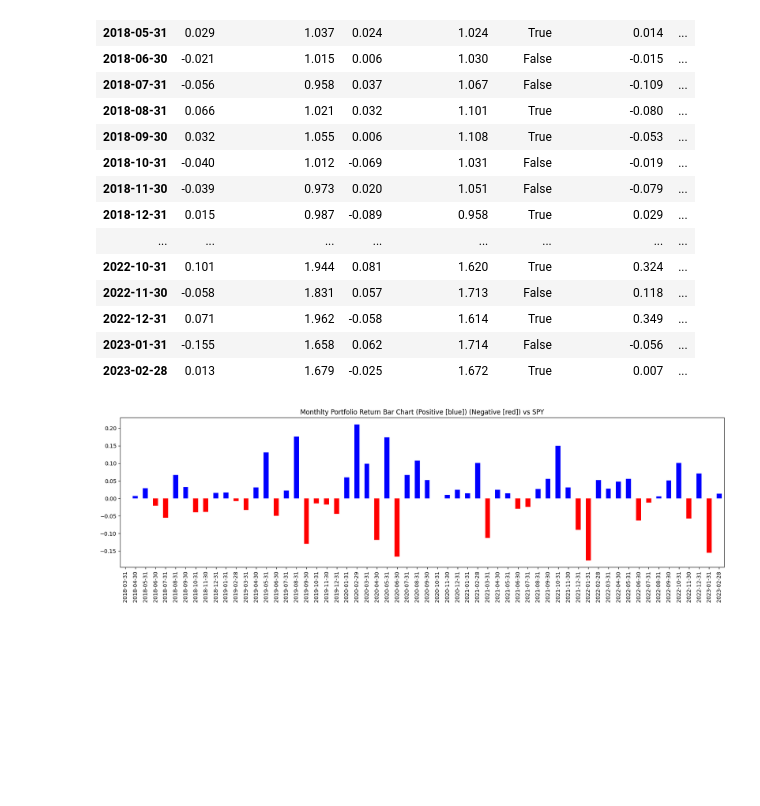
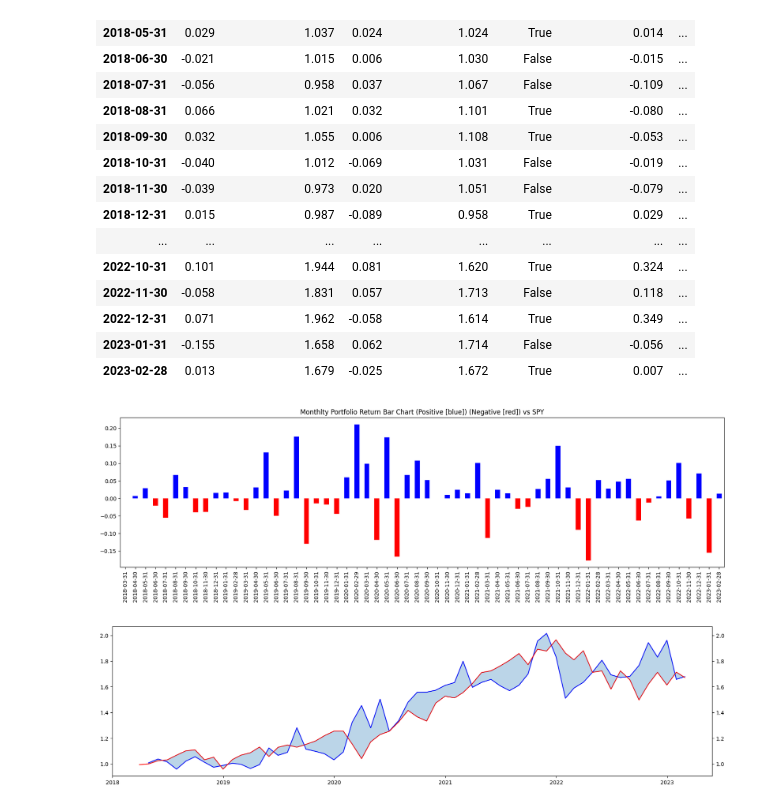
Before and after one commit to CCNY-Analytics-and-Quant/JoseAponte, a Jupyter notebook: FinalProject/FinalProject_JoseAponte.ipynb, the cells around one changed output. Drawn from its saved outputs; the diff is of its cells as text; code cells hidden in the pictures; blank space fills up the shorter version.

Commit message:
Cumulative Portfolio Return vs SPY

```diff
--- a/FinalProject/FinalProject_JoseAponte.ipynb
+++ b/FinalProject/FinalProject_JoseAponte.ipynb
@@ -133,3 +133,13 @@ plt.title('Monthlty Portfolio Return Bar Chart (Positive [blue]) (Negative [red]
 plt.show()
 # %% [output]
 [figure]
+# %%
+pt2, allTablePlot2 = plt.subplots(figsize = (20,5))
+allf = allTablePlot2.twinx()
+x = allTable.index
+allf.fill_between(x ,allTable['Return(Cumulative)'], allTable['SPY(Cumulative)'],alpha = 0.30)
+allTablePlot2.plot(x, allTable['Return(Cumulative)'], color = 'blue')
+allTablePlot2.plot(x, allTable['SPY(Cumulative)'],color = 'red')
+plt.show()
+# %% [output]
+[figure, added]
```
